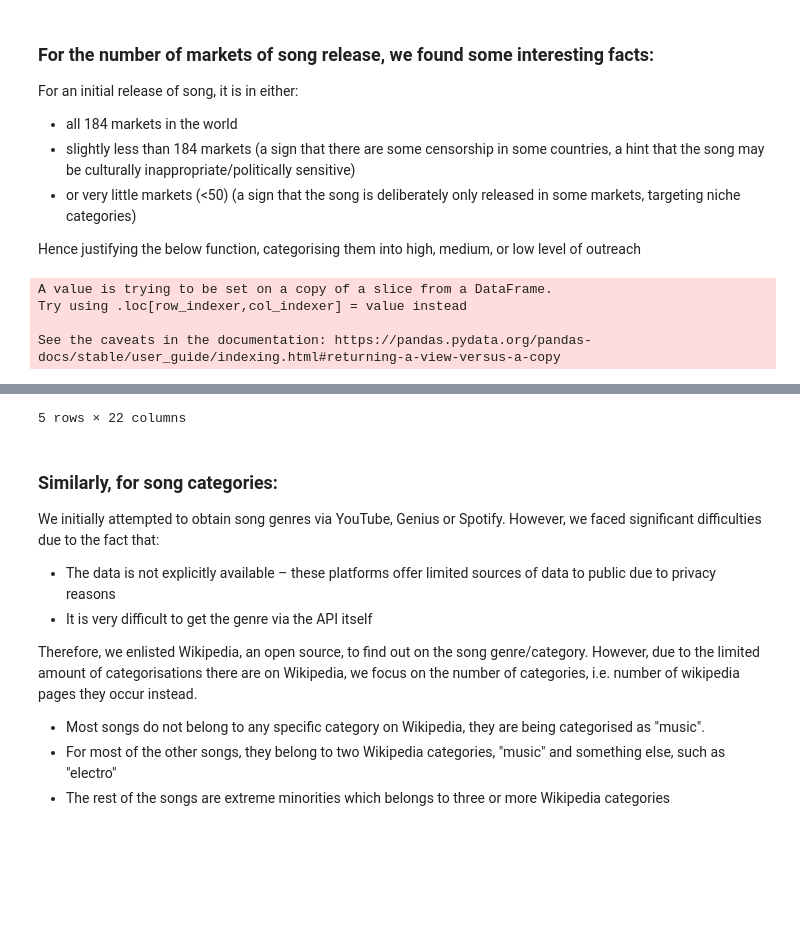
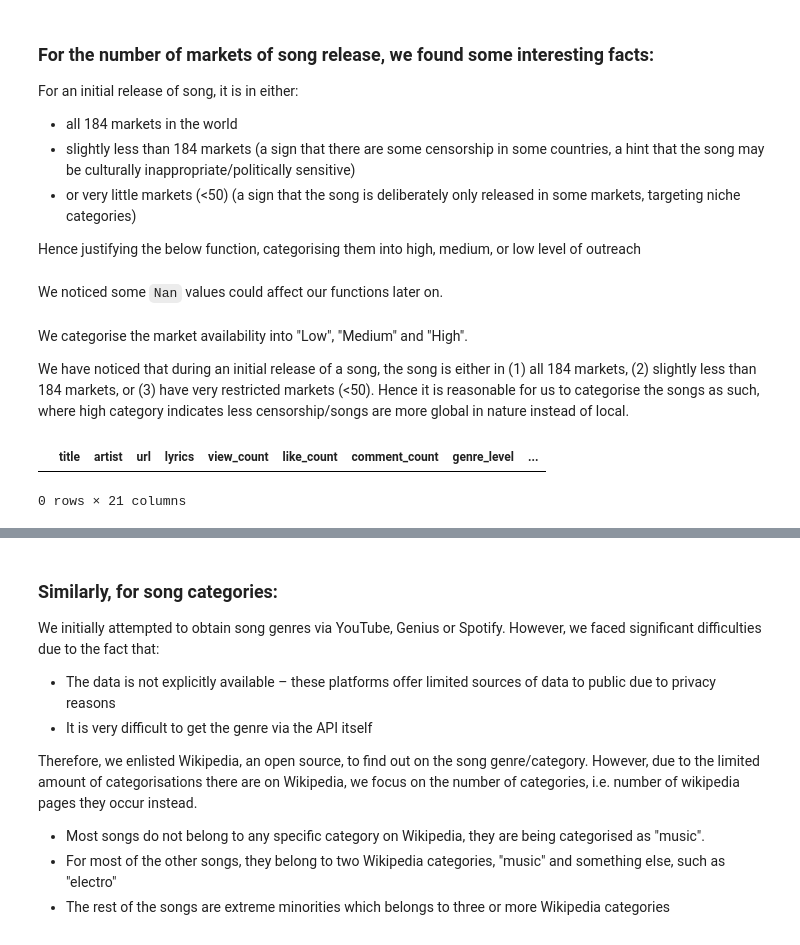
Before and after one commit to lse-ds105/ds105a-project-music-metrics, a Jupyter notebook: notebooks/04 Data Expansion.ipynb, the cells around one changed output, grey strips where cells are left out. Cells and saved outputs as stored; diff of their text form; code cells hidden in the pictures; blank space fills up the shorter version.

```diff
--- a/notebooks/04 Data Expansion.ipynb
+++ b/notebooks/04 Data Expansion.ipynb
@@ -199,0 +199,4 @@ df.head()
+# %%
+df3['explicitness'] = df3['title'].apply(lambda x: get_explicitness(x))
+# %%
+df3['markets'] = df3['title'].apply(lambda x: get_market_number(x))
@@ -199,0 +205,3 @@ df.head()
+# %%
+df3['release_date'] = df3['release_date'].apply(lambda x: convert_date(x)).dropna()
+df3.head()
@@ -219,0 +234,8 @@ df = df.dropna()
+# %% [markdown]
+We noticed some `Nan` values could affect our functions later on.
+# %%
+df4 = df3.dropna()
+# %% [markdown]
+We categorise the market availability into "Low", "Medium" and "High".
+
+We have noticed that during an initial release of a song, the song is either in (1) all 184 markets, (2) slightly less than 184 markets, or (3) have very restricted markets (<50). Hence it is reasonable for us to categorise the songs as such, where high category indicates less censorship/songs are more global in nature instead of local.
@@ -220,8 +244,6 @@ df = df.dropna()
 # %%
-df['markets'] = df['markets'].apply(lambda x: market_availability_category(x))
-df.head()
+df4['markets'] = df4['markets'].apply(lambda x: market_availability_category(x))
+df4.head()
 # %% [output]
+|  | title | artist | url | lyrics | view_count | like_count | comment_count | genre_level | ... |
-A value is trying to be set on a copy of a slice from a DataFrame.
-Try using .loc[row_indexer,col_indexer] = value instead
-
-See the caveats in the documentation: https://pandas.pydata.org/pandas-docs/stable/user_guide/indexing.html#returning-a-view-versus-a-copy
+0 rows × 21 columns
@@ -234,4 +250,3 @@ See the caveats in the documentation: https://pandas.pydata.org/pandas-docs/stab
-5 rows × 22 columns
 # %% [markdown]
 ### Similarly, for song categories:
 
```
Also changed, not shown: parts of 54 cells of this notebook, 1 other file.
